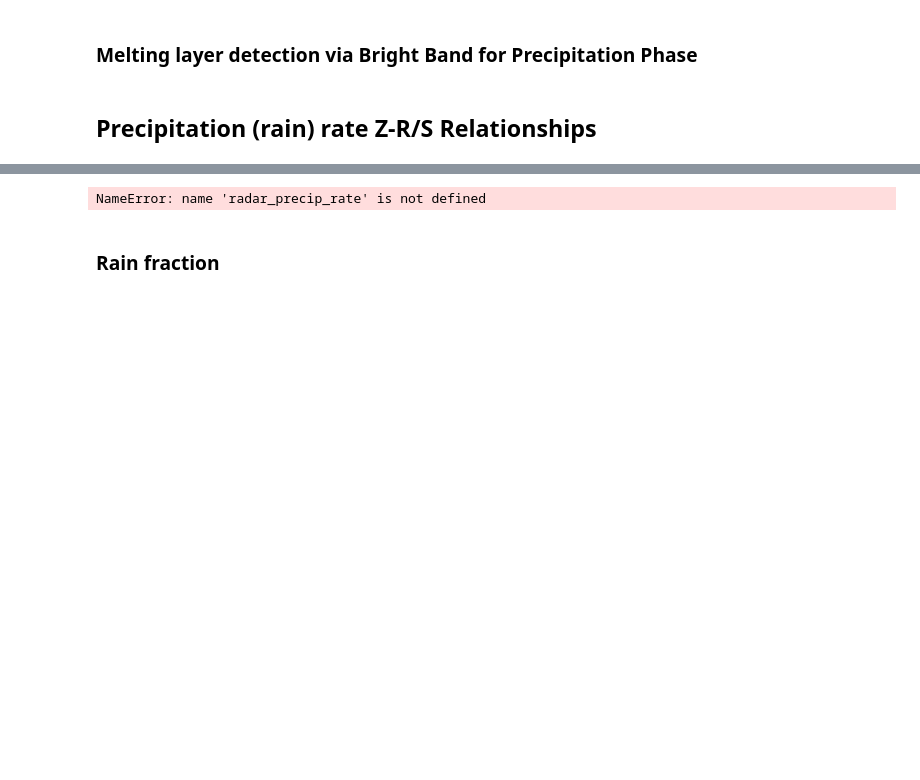
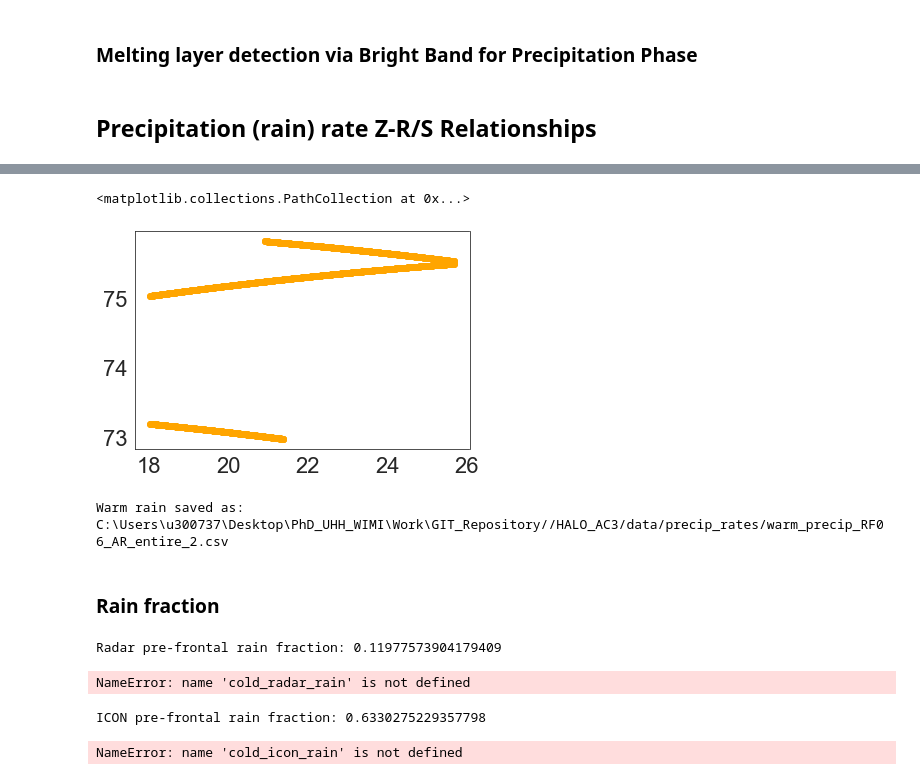
Before and after one commit to hdorff94/HALO_AC3_AR_Budget_Closure, a Jupyter notebook: notebooks/internal_radar_precipitation.ipynb, the cells around one changed output, grey strips where cells are left out. Drawn from its saved outputs; the diff is of its cells as text; code cells hidden in the pictures; blank space fills up the shorter version.

```diff
--- a/notebooks/internal_radar_precipitation.ipynb
+++ b/notebooks/internal_radar_precipitation.ipynb
@@ -994,17 +791,32 @@ radar_precip_rate
 # %%
 # radar sector
-warm_radar_rain=radar_precip_rate.loc[radar_precip_rate["lat"].between(71.412415,76.510696)]
-warm_radar_rain=radar_precip_rate.loc[radar_precip_rate["lon"].between(-6.153736,8.080936)]
-cold_radar_rain=radar_precip_rate.loc[radar_precip_rate["lat"].between(72.492348,77.000370)]
-cold_radar_rain=radar_precip_rate.loc[radar_precip_rate["lon"].between(-15.085639,-4.658210)]
-# apply sector to icon
+if flight[0]=="RF05":
+    if ar_of_day=="AR_entire_1":
+        warm_radar_rain=radar_precip_rate.loc[radar_precip_rate["lat"].between(71.412415,76.510696)]
+        warm_radar_rain=warm_radar_rain.loc[warm_radar_rain["lon"].between(-6.153736,8.080936)]
+        cold_radar_rain=radar_precip_rate.loc[radar_precip_rate["lat"].between(72.492348,77.000370)]
+        cold_radar_rain=radar_precip_rate.loc[radar_precip_rate["lon"].between(-15.085639,-4.658210)]
+    elif ar_of_day=="AR_entire_2":
+        warm_radar_rain=radar_precip_rate.loc[radar_precip_rate["lat"].between(72.850830,76.510696)]
+        warm_radar_rain=warm_radar_rain.loc[warm_radar_rain["lon"].between(-4.379189,8.080936)]
+    else:
+        Exception("no other AR sector defined")# apply sector to icon
+elif flight[0]=="RF06":
+    if ar_of_day=="AR_entire_1":
+        warm_radar_rain=radar_precip_rate.loc[radar_precip_rate["lat"].between(71.144676,73.190468)]
+        warm_radar_rain=warm_radar_rain.loc[warm_radar_rain["lon"].between(11.011759,21.382162)]
+    elif ar_of_day=="AR_entire_2":
+        warm_radar_rain=radar_precip_rate.loc[radar_precip_rate["lat"].between(72.973465,75.811005)]
+        warm_radar_rain=warm_radar_rain.loc[warm_radar_rain["lon"].between(18.015015,25.683155)]
 
 warm_icon_rain=halo_icon_hmp.loc[warm_radar_rain.index]
 warm_icon_rain["rate"]=warm_icon_rain["Interp_Precip"]
-cold_icon_rain=halo_icon_hmp.loc[cold_radar_rain.index]
-cold_icon_rain["rate"]=cold_icon_rain["Interp_Precip"]
+#if flight
+#cold_icon_rain=halo_icon_hmp.loc[cold_radar_rain.index]
+#cold_icon_rain["rate"]=cold_icon_rain["Interp_Precip"]
 plt.scatter(warm_radar_rain["lon"],warm_radar_rain["lat"],color="orange")
-plt.scatter(cold_radar_rain["lon"],cold_radar_rain["lat"],color="purple")
-warm_icon_rain
+#plt.scatter(cold_radar_rain["lon"],cold_radar_rain["lat"],color="purple")
+#warm_icon_rain
 # %% [output]
-NameError: name 'radar_precip_rate' is not defined
+<matplotlib.collections.PathCollection at 0x...>
+[figure, added]
@@ -1014,3 +823,10 @@ warm_icon_evap=halo_icon_hmp.loc[warm_rain.index]
+# %%
+#describe warm rain rate
+warm_precip_file_name="warm_precip_"+flight[0]+"_"+ar_of_day+".csv"
+warm_radar_rain.to_csv(precip_rate_path+warm_precip_file_name)
+print("Warm rain saved as:",precip_rate_path+warm_precip_file_name)
+# %% [output]
+Warm rain saved as: C:\Users\u300737\Desktop\PhD_UHH_WIMI\Work\GIT_Repository//HALO_AC3/data/precip_rates/warm_precip_RF06_AR_entire_2.csv
 # %% [markdown]
 ### Rain fraction
 # %%
@@ -1018,7 +834,13 @@ warm_icon_evap=halo_icon_hmp.loc[warm_rain.index]
 
 print("Radar pre-frontal rain fraction:",warm_radar_rain.loc[warm_radar_rain["rate"]>0.0].shape[0]/warm_radar_rain.shape[0])
 print("Radar post-frontal rain fraction:",cold_radar_rain.loc[cold_radar_rain["rate"]>0.0].shape[0]/cold_radar_rain.shape[0])
+# %% [output]
+Radar pre-frontal rain fraction: 0.11977573904179409
+NameError: name 'cold_radar_rain' is not defined
 # %%
 print("ICON pre-frontal rain fraction:",warm_icon_rain.loc[warm_icon_rain["rate"]>0.0].shape[0]/warm_icon_rain.shape[0])
 print("ICON post-frontal rain fraction:",cold_icon_rain.loc[cold_icon_rain["rate"]>0.0].shape[0]/cold_icon_rain.shape[0])
+# %% [output]
+ICON pre-frontal rain fraction: 0.6330275229357798
+NameError: name 'cold_icon_rain' is not defined
 # %%
```
Also changed, not shown: parts of 26 cells of this notebook, 3 other files.
